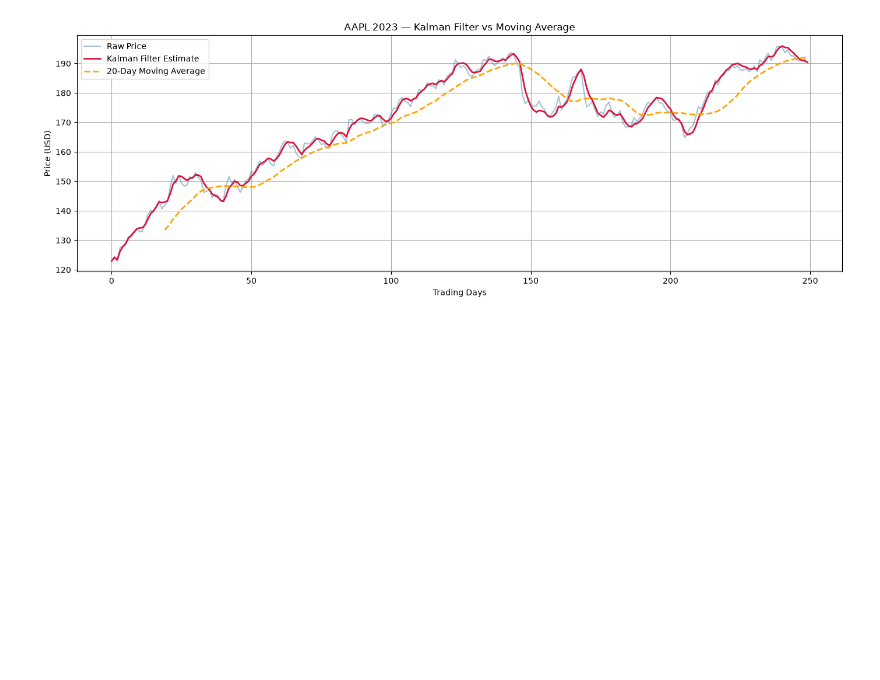
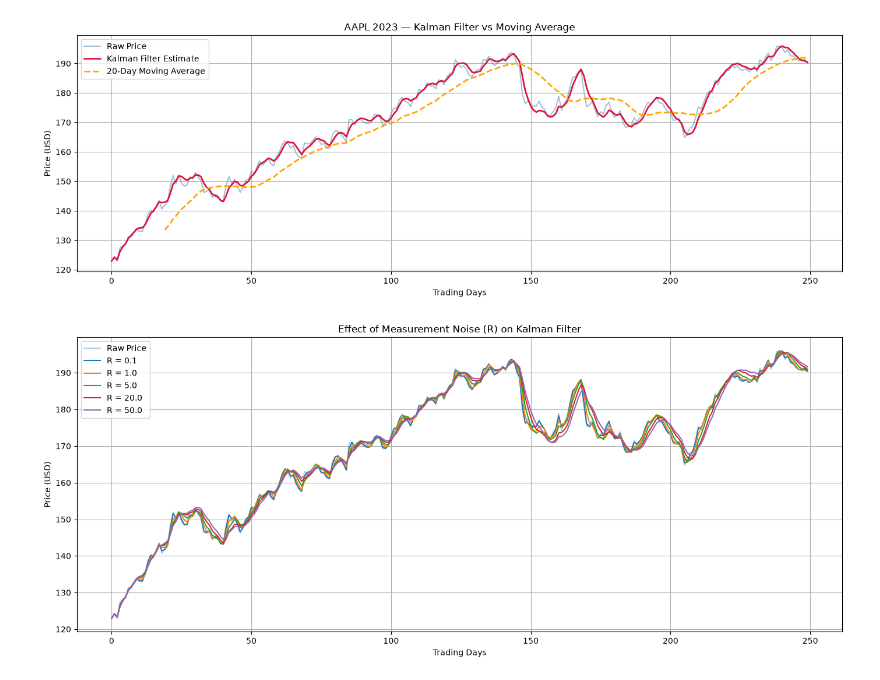
Before and after one commit to Stuxxxnett/kalman-stock-filter, a Jupyter notebook: kalman_stock.ipynb, the cells around one changed output. Saved outputs shown, nothing was run; the diff lists cells and outputs as text; code cells hidden in the pictures; blank space fills up the shorter version.

Commit message:
Add noise sensitivity analysis for R and Q parameters

```diff
--- a/kalman_stock.ipynb
+++ b/kalman_stock.ipynb
@@ -168,3 +168,29 @@ plt.show()
 # %% [output]
 [figure]
 [figure]
+# %%
+# Sensitivity Analysis — Effect of Measurement Noise (R)
+r_values = [0.1, 1.0, 5.0, 20.0, 50.0]
+plt.figure(figsize=(14, 6))
+plt.plot(close_prices, label="Raw Price", alpha=0.4, color="steelblue")
+
+for r in r_values:
+    kf_r = build_kalman_filter(float(close_prices[0]))
+    kf_r.R = np.array([[r]])
+    filtered_r = []
+    for price in close_prices:
+        kf_r.predict()
+        kf_r.update([[price]])
+        filtered_r.append(kf_r.x[0, 0])
+    plt.plot(filtered_r, label=f"R = {r}", linewidth=1.5)
+
+plt.title("Effect of Measurement Noise (R) on Kalman Filter")
+plt.xlabel("Trading Days")
+plt.ylabel("Price (USD)")
+plt.legend()
+plt.grid(True)
+plt.tight_layout()
+plt.savefig("images/sensitivity_R.png", dpi=150)
+plt.show()
+# %% [output]
+[figure, added]
```
Also changed, not shown: parts of 1 cell of this notebook, 4 other files.
